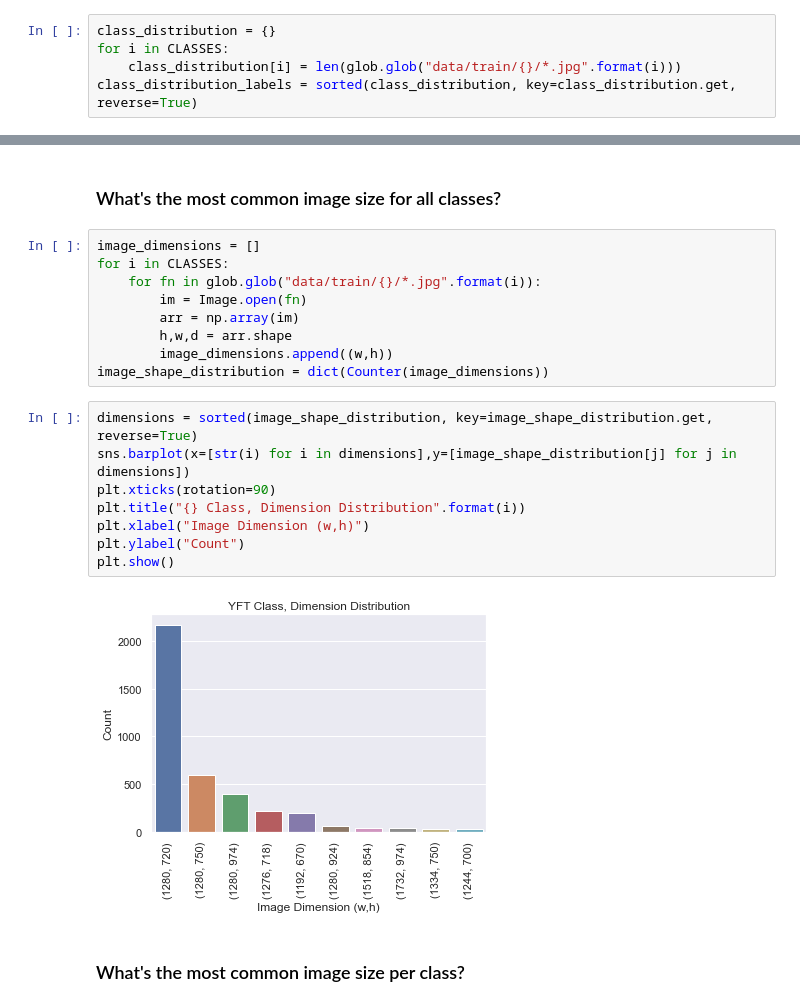
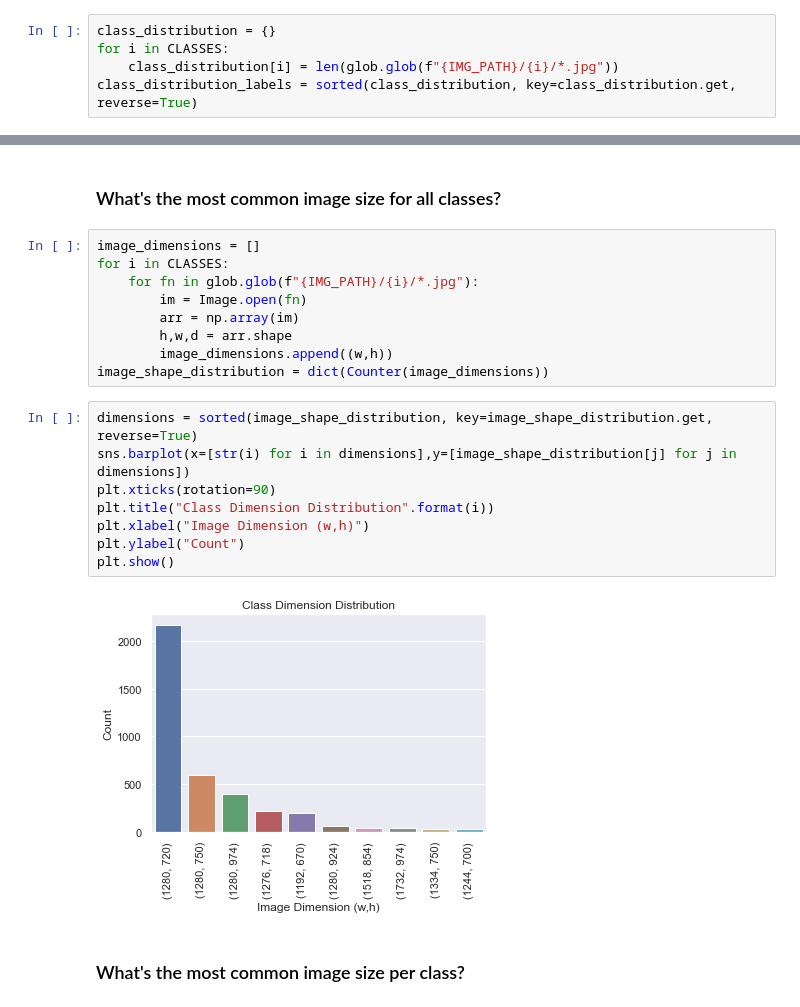
Before and after one commit to hngyilim/fish_are_mans_friend, a Jupyter notebook: notebooks/EDA.ipynb, the cells around one changed output, grey strips where cells are left out. Saved outputs shown, nothing was run; the diff lists cells and outputs as text.

```diff
--- a/EDA.ipynb
+++ b/notebooks/EDA.ipynb
@@ -17,7 +21,7 @@ CLASSES = ['ALB','BET','DOL','LAG','NoF','OTHER','SHARK','YFT']
 # %%
 class_distribution = {}
 for i in CLASSES:
-    class_distribution[i] = len(glob.glob("data/train/{}/*.jpg".format(i)))
+    class_distribution[i] = len(glob.glob(f"{IMG_PATH}/{i}/*.jpg"))
 class_distribution_labels = sorted(class_distribution, key=class_distribution.get, reverse=True)
 # %%
 sns.set()
@@ -33,7 +37,7 @@ plt.show()
 # %%
 image_dimensions = []
 for i in CLASSES:
-    for fn in glob.glob("data/train/{}/*.jpg".format(i)):
+    for fn in glob.glob(f"{IMG_PATH}/{i}/*.jpg"):
         im = Image.open(fn)
         arr = np.array(im)
         h,w,d = arr.shape
@@ -42,13 +46,13 @@ image_shape_distribution = dict(Counter(image_dimensions))
 # %%
 dimensions = sorted(image_shape_distribution, key=image_shape_distribution.get, reverse=True)
 sns.barplot(x=[str(i) for i in dimensions],y=[image_shape_distribution[j] for j in dimensions])
 plt.xticks(rotation=90)
-plt.title("{} Class, Dimension Distribution".format(i))
+plt.title("Class Dimension Distribution".format(i))
 plt.xlabel("Image Dimension (w,h)")
 plt.ylabel("Count")
 plt.show()
 # %% [output]
-[figure, old version]
+[figure, new version]
 # %% [markdown]
 ### What's the most common image size per class?
 # %%
```
Also changed, not shown: parts of 4 cells of this notebook, 1 other file.
